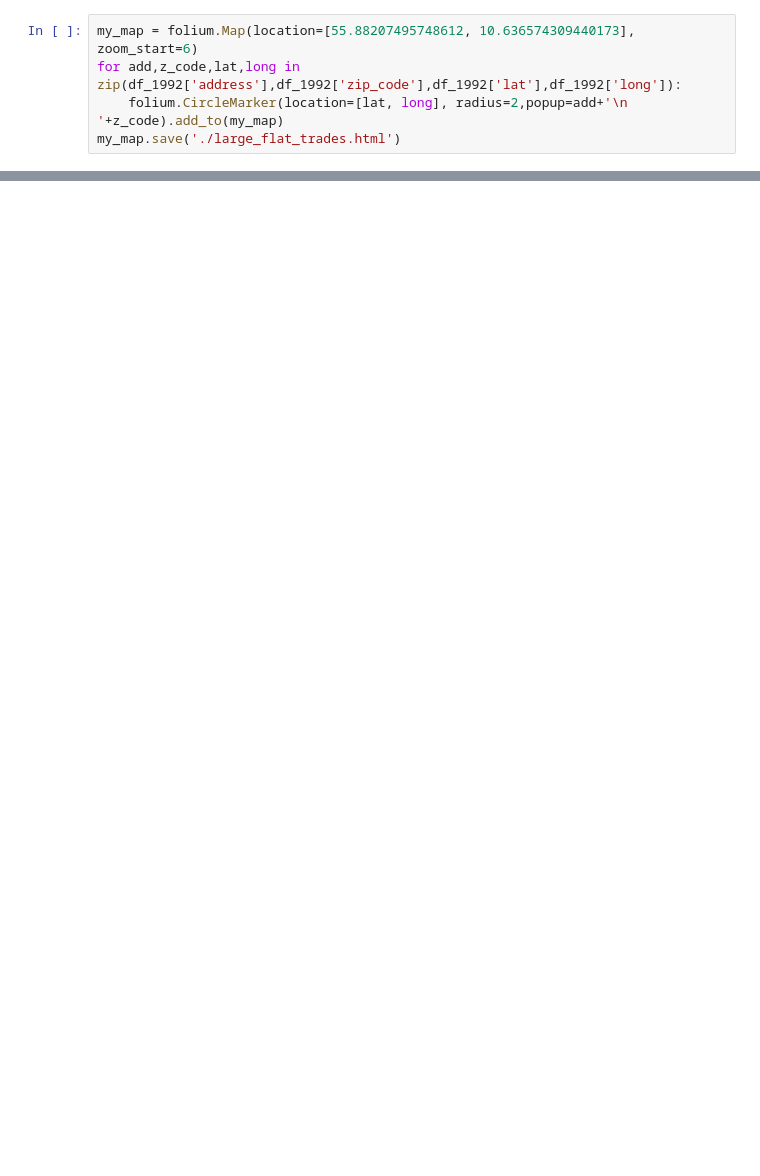
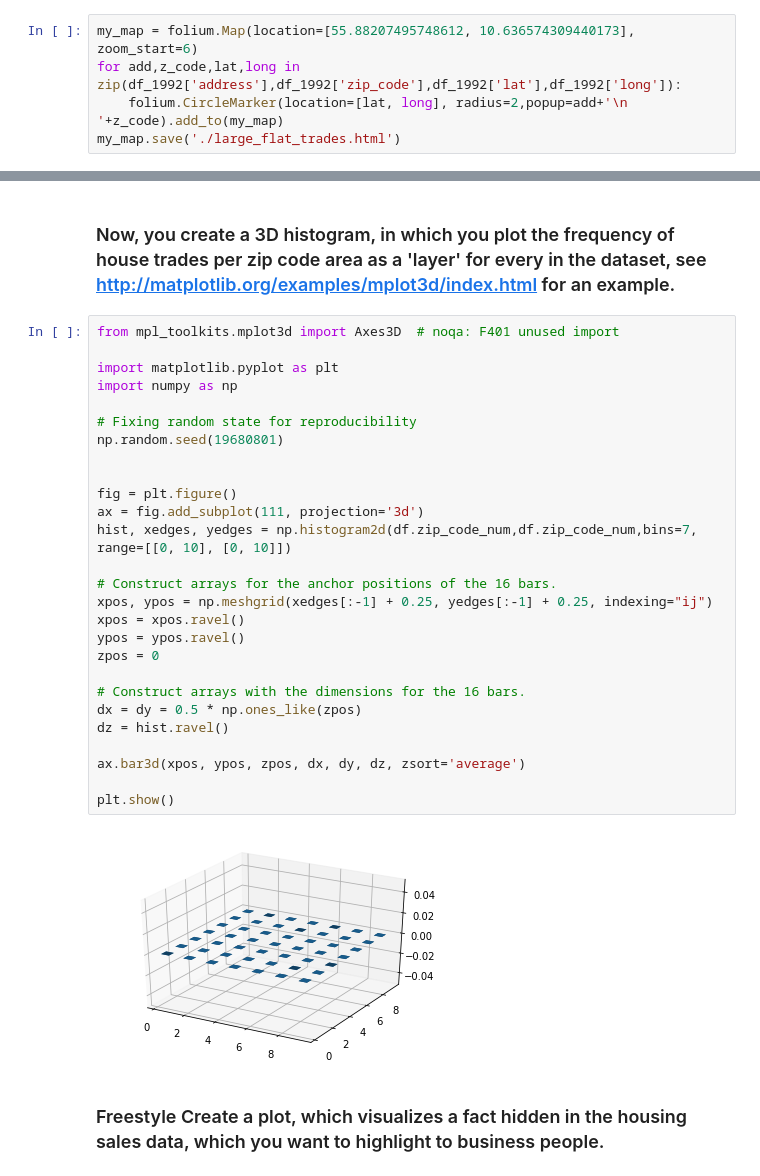
Before and after one commit to pravien/Business-Intelligence, a Jupyter notebook: assignment-3/Assignment-3.ipynb, the cells around one changed output, grey strips where cells are left out. Cells and saved outputs as stored; diff of their text form; blank space fills up the shorter version.

```diff
--- a/assignment-3/Assignment-3.ipynb
+++ b/assignment-3/Assignment-3.ipynb
@@ -132,0 +170,33 @@ IFrame(src='./large_flat_trades.html', width=700, height=600)
+# %% [markdown]
+### Now, you create a 3D histogram, in which you plot the frequency of house trades per zip code area as a 'layer' for every in the dataset, see http://matplotlib.org/examples/mplot3d/index.html for an example.
+# %%
+from mpl_toolkits.mplot3d import Axes3D  # noqa: F401 unused import
+
+import matplotlib.pyplot as plt
+import numpy as np
+
+# Fixing random state for reproducibility
+np.random.seed(19680801)
+
+
+fig = plt.figure()
+ax = fig.add_subplot(111, projection='3d')
+hist, xedges, yedges = np.histogram2d(df.zip_code_num,df.zip_code_num,bins=7, range=[[0, 10], [0, 10]])
+
+# Construct arrays for the anchor positions of the 16 bars.
+xpos, ypos = np.meshgrid(xedges[:-1] + 0.25, yedges[:-1] + 0.25, indexing="ij")
+xpos = xpos.ravel()
+ypos = ypos.ravel()
+zpos = 0
+
+# Construct arrays with the dimensions for the 16 bars.
+dx = dy = 0.5 * np.ones_like(zpos)
+dz = hist.ravel()
+
+ax.bar3d(xpos, ypos, zpos, dx, dy, dz, zsort='average')
+
+plt.show()
+# %% [output]
+[figure, added]
+# %% [markdown]
+### Freestyle Create a plot, which visualizes a fact hidden in the housing sales data, which you want to highlight to business people.
```
Also changed, not shown: parts of 9 cells of this notebook.
